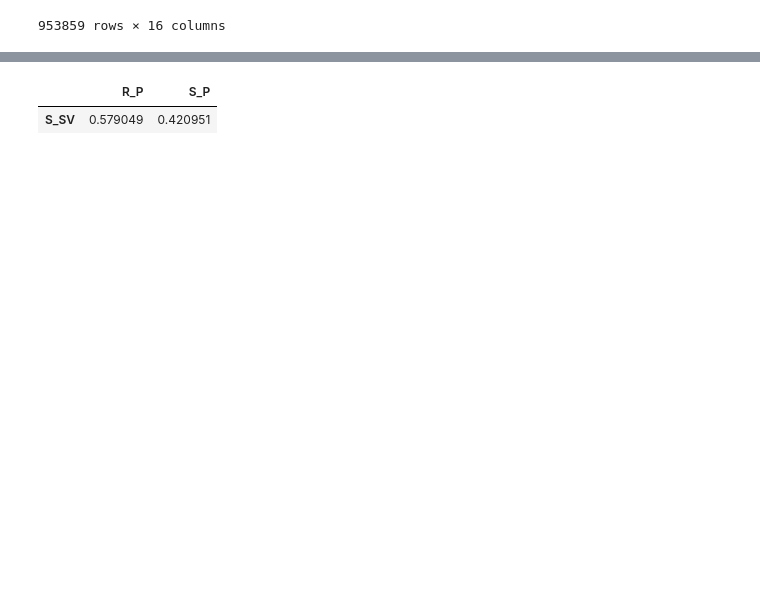
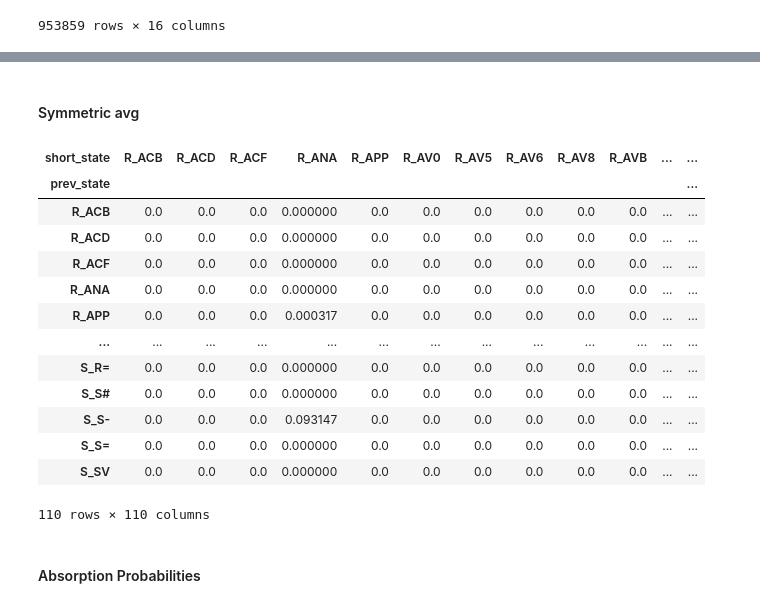
Before and after one commit to AndyZ-CYC/Volleyball_Project, a Jupyter notebook: New_Transition_Matrix_State.ipynb, the cells around one changed output, grey strips where cells are left out. Saved outputs shown, nothing was run; the diff lists cells and outputs as text; code cells hidden in the pictures; blank space fills up the shorter version.

```diff
--- a/New_Transition_Matrix_State.ipynb
+++ b/New_Transition_Matrix_State.ipynb
@@ -203,0 +171,5 @@ transition_matrix
+# %%
+# Set transition probabilities between absorbing states to 1
+transition_matrix.at['S_P', 'S_P'] = 1
+transition_matrix.at['R_P', 'R_P'] = 1
+transition_matrix
@@ -205,0 +194,2 @@ transition_matrix.to_csv('./data/simplified_transition_matrix.csv', sep=';')
+# %% [markdown]
+#### Symmetric avg
@@ -205,0 +270,27 @@ transition_matrix.to_csv('./data/simplified_transition_matrix.csv', sep=';')
+# %%
+def standardize_row(row):
+    row_sum = row.sum()
+    if row_sum != 0:
+        return row / row_sum
+    else:
+        return row  # If the sum is 0, return the row unchanged
+
+# Apply the standardization function to all rows of the transition matrix
+sym_transition_matrix = sym_transition_matrix.apply(standardize_row, axis=1)
+# %%
+sym_transition_matrix
+# %% [output]
+| short_state | R_ACB | R_ACD | R_ACF | R_ANA | R_APP | R_AV0 | R_AV5 | R_AV6 | R_AV8 | R_AVB | ... | ... |
+| prev_state |  |  |  |  |  |  |  |  |  |  |  | ... |
+| R_ACB | 0.0 | 0.0 | 0.0 | 0.000000 | 0.0 | 0.0 | 0.0 | 0.0 | 0.0 | 0.0 | ... | ... |
+| R_ACD | 0.0 | 0.0 | 0.0 | 0.000000 | 0.0 | 0.0 | 0.0 | 0.0 | 0.0 | 0.0 | ... | ... |
+| R_ACF | 0.0 | 0.0 | 0.0 | 0.000000 | 0.0 | 0.0 | 0.0 | 0.0 | 0.0 | 0.0 | ... | ... |
+| R_ANA | 0.0 | 0.0 | 0.0 | 0.000000 | 0.0 | 0.0 | 0.0 | 0.0 | 0.0 | 0.0 | ... | ... |
+| R_APP | 0.0 | 0.0 | 0.0 | 0.000317 | 0.0 | 0.0 | 0.0 | 0.0 | 0.0 | 0.0 | ... | ... |
+| ... | ... | ... | ... | ... | ... | ... | ... | ... | ... | ... | ... | ... |
+| S_R= | 0.0 | 0.0 | 0.0 | 0.000000 | 0.0 | 0.0 | 0.0 | 0.0 | 0.0 | 0.0 | ... | ... |
+| S_S# | 0.0 | 0.0 | 0.0 | 0.000000 | 0.0 | 0.0 | 0.0 | 0.0 | 0.0 | 0.0 | ... | ... |
+| S_S- | 0.0 | 0.0 | 0.0 | 0.093147 | 0.0 | 0.0 | 0.0 | 0.0 | 0.0 | 0.0 | ... | ... |
+| S_S= | 0.0 | 0.0 | 0.0 | 0.000000 | 0.0 | 0.0 | 0.0 | 0.0 | 0.0 | 0.0 | ... | ... |
+| S_SV | 0.0 | 0.0 | 0.0 | 0.000000 | 0.0 | 0.0 | 0.0 | 0.0 | 0.0 | 0.0 | ... | ... |
+110 rows × 110 columns
@@ -206,3 +299,5 @@ transition_matrix.to_csv('./data/simplified_transition_matrix.csv', sep=';')
+# %% [markdown]
+#### Absorption Probabilities
 # %%
 def calculate_absorption_probabilities(transition_matrix, absorbing_states):
     # transient and absorbing states
@@ -227,8 +322,3 @@ def calculate_absorption_probabilities(transition_matrix, absorbing_states):
 # %%
 absorbing_states = ["R_P", "S_P"]
 absorption_probabilities, N = calculate_absorption_probabilities(transition_matrix, absorbing_states)
-# %%
-absorption_probabilities.loc[['S_SV']]
-# %% [output]
-|  | R_P | S_P |
-| S_SV | 0.579049 | 0.420951 |
```
Also changed, not shown: parts of 23 cells of this notebook, 6 other files.
